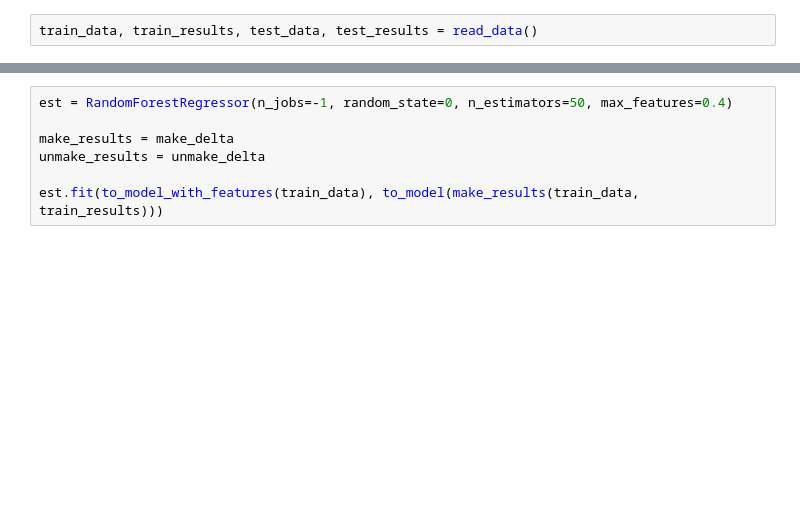
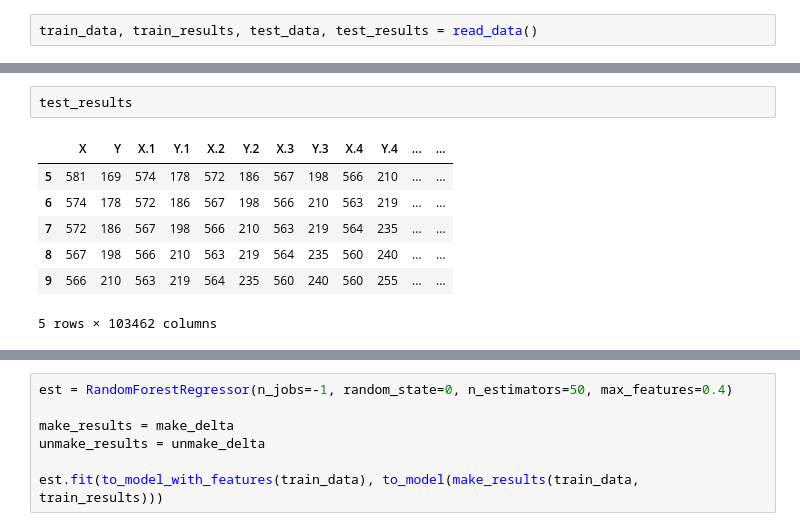
Before and after one commit to avgaydashenko/cuddly-robot, a Jupyter notebook: framework.ipynb, the cells around one changed output, grey strips where cells are left out. Drawn from its saved outputs; the diff is of its cells as text; blank space fills up the shorter version.

```diff
--- a/framework.ipynb
+++ b/framework.ipynb
@@ -26 +41,11 @@ def random_forest_regressor(train_data, train_results, test_data, prediction_mod
+# %%
+test_results
+# %% [output]
+|  | X | Y | X.1 | Y.1 | X.2 | Y.2 | X.3 | Y.3 | X.4 | Y.4 | ... | ... |
+| 5 | 581 | 169 | 574 | 178 | 572 | 186 | 567 | 198 | 566 | 210 | ... | ... |
+| 6 | 574 | 178 | 572 | 186 | 567 | 198 | 566 | 210 | 563 | 219 | ... | ... |
+| 7 | 572 | 186 | 567 | 198 | 566 | 210 | 563 | 219 | 564 | 235 | ... | ... |
+| 8 | 567 | 198 | 566 | 210 | 563 | 219 | 564 | 235 | 560 | 240 | ... | ... |
+| 9 | 566 | 210 | 563 | 219 | 564 | 235 | 560 | 240 | 560 | 255 | ... | ... |
+5 rows × 103462 columns
 # %%
```
Also changed, not shown: parts of 6 cells of this notebook, 1 other file.
